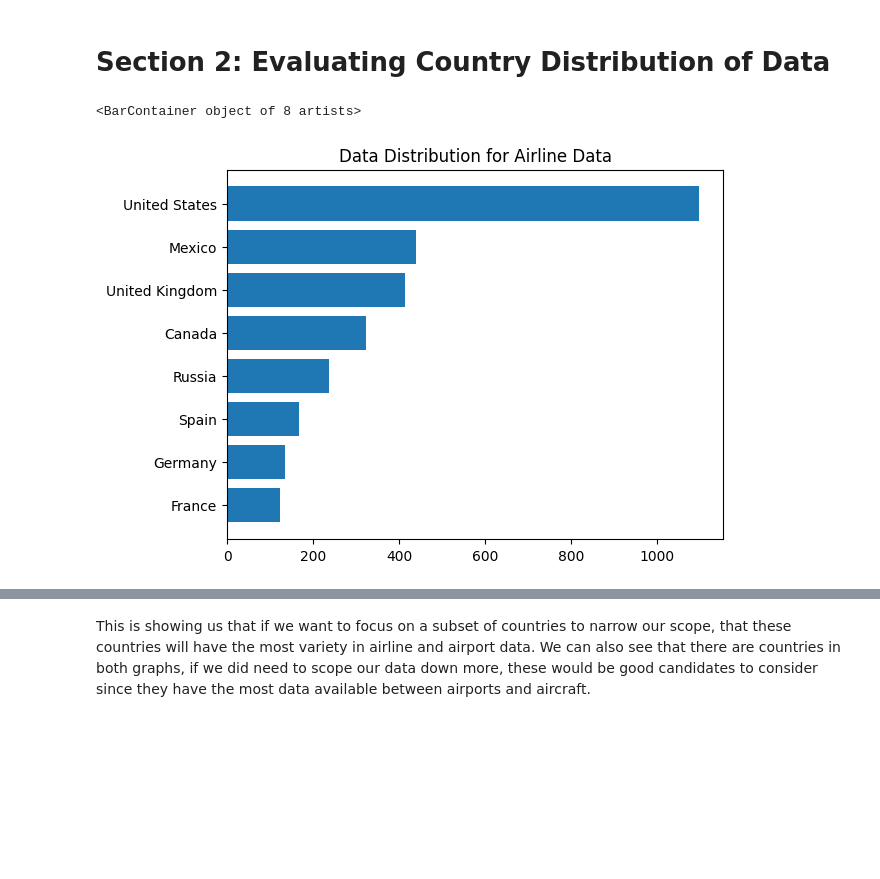
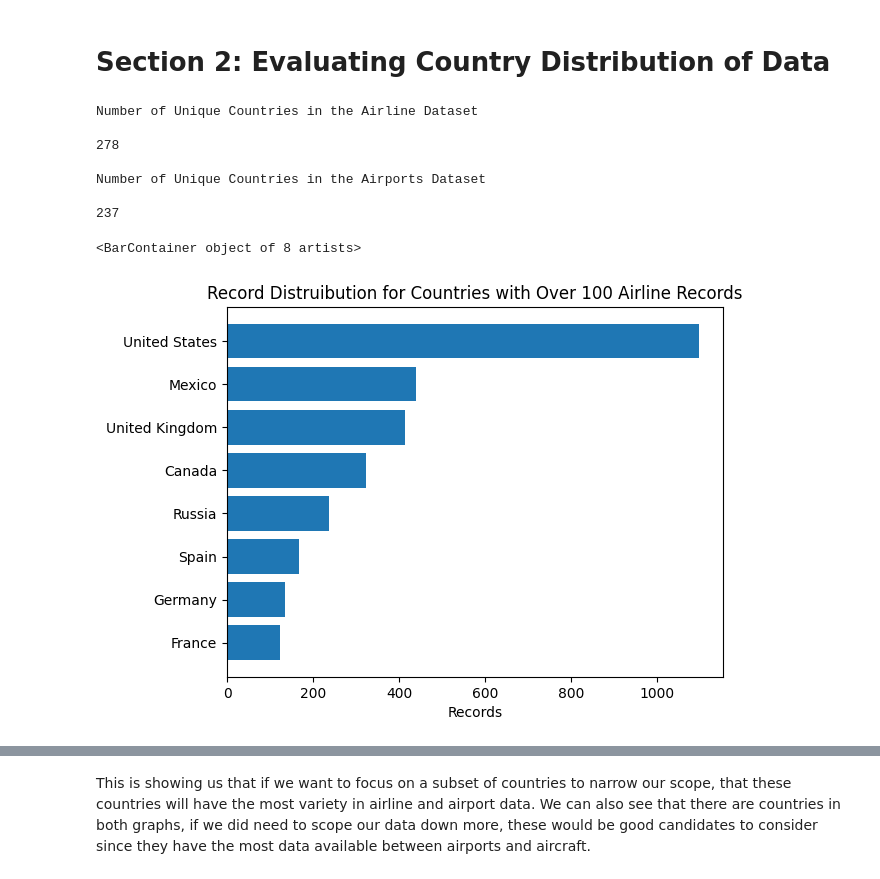
Before and after one commit to GregThomas88/DSCI-2025-D, a Jupyter notebook: EDA/JoellEDA.ipynb, the cells around one changed output, grey strips where cells are left out. Cells and saved outputs as stored; diff of their text form; code cells hidden in the pictures; blank space fills up the shorter version.

```diff
--- a/EDA/JoellEDA.ipynb
+++ b/EDA/JoellEDA.ipynb
@@ -14,29 +21,44 @@ routeRawData = pd.read_csv('../data/openFlightsRaw/routes.csv')
 # %% [markdown]
 # Section 2: Evaluating Country Distribution of Data
 # %%
+# Find out how many unique countries we have airport and airline data for.
+print("Number of Unique Countries in the Airline Dataset\n")
+print(len(airlineRawData["CTRY"].unique()))
+print("\nNumber of Unique Countries in the Airports Dataset\n")
+print(len(airportRawData["CTRY"].unique()))
+
+
 # Get the count of how many airlines we have data for in each country
 plotDataAirline = airlineRawData.groupby('CTRY').count().reset_index().sort_values(by='NAME', ascending= False)
 
 # Save ranking data for summary section
 summaryTableA = pd.DataFrame({"CTRY": [], "AIRLINE_RANK": []})
 index = 0
 rank = 10
 while index != 10:
     summaryTableEntry = pd.DataFrame({"CTRY": [plotDataAirline.iloc[index, 0]], "AIRLINE_RANK": [rank]})
     summaryTableA = pd.concat([summaryTableA, summaryTableEntry])
     index += 1
     rank -= 1
 
 # Filter out countries that have less data for graph readability.
 plotDataAirline = plotDataAirline.loc[plotDataAirline['NAME'] > 100]
 plotDataAirline = plotDataAirline.sort_values(by='NAME', ascending= True)
 
 #Plot results
-plt.title('Data Distribution for Airline Data')
+plt.title('Record Distruibution for Countries with Over 100 Airline Records')
+plt.xlabel('Records')
 plt.barh(plotDataAirline.CTRY, plotDataAirline.NAME)
 # %% [output]
-<BarContainer object of 8 artists>
+Number of Unique Countries in the Airline Dataset
+
+278
+
+Number of Unique Countries in the Airports Dataset
+
+237
+<BarContainer object of 8 artists>
-[figure, old version]
+[figure, new version]
 # %%
 # Get the count of how many airports we have data for in each country
 plotDataAirport = airportRawData.groupby('CTRY').count().reset_index().sort_values(by='NAME', ascending= False)
```
Also changed, not shown: parts of 7 cells of this notebook.
